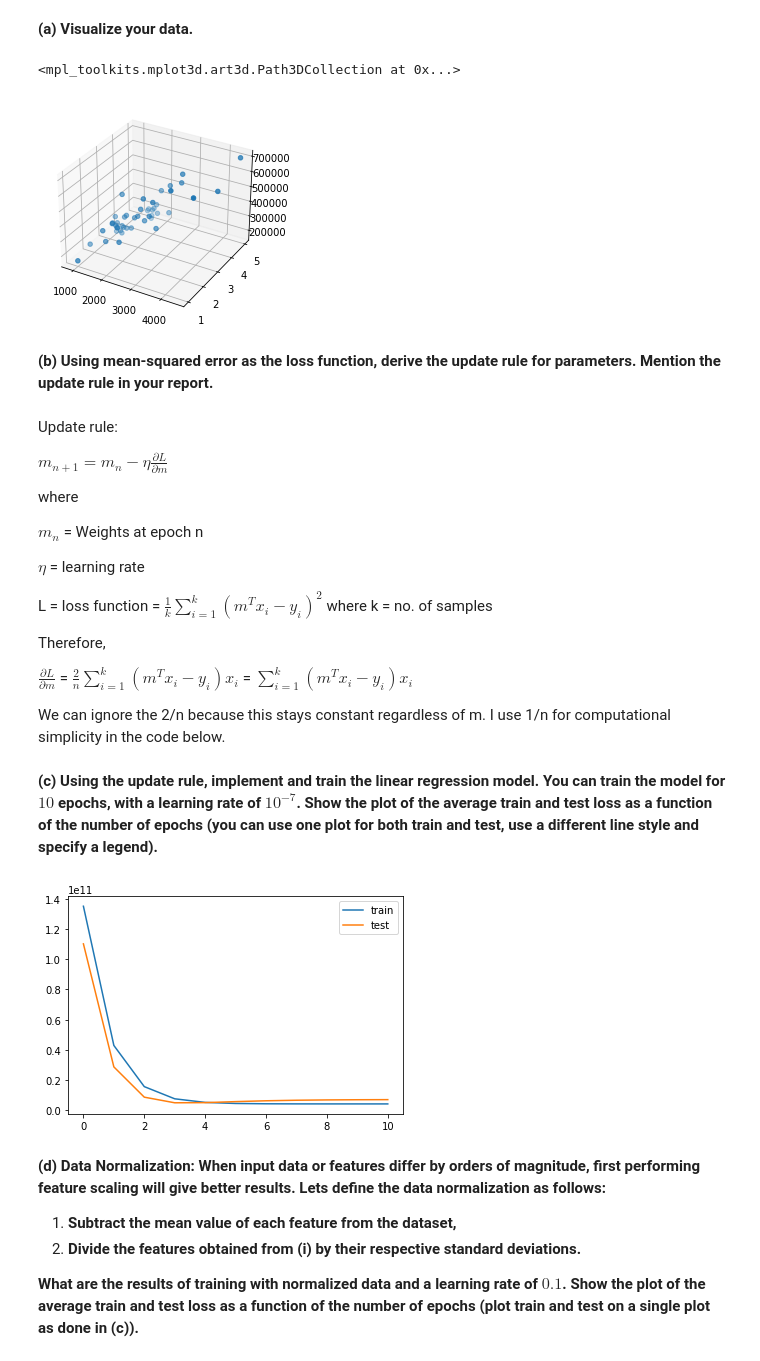
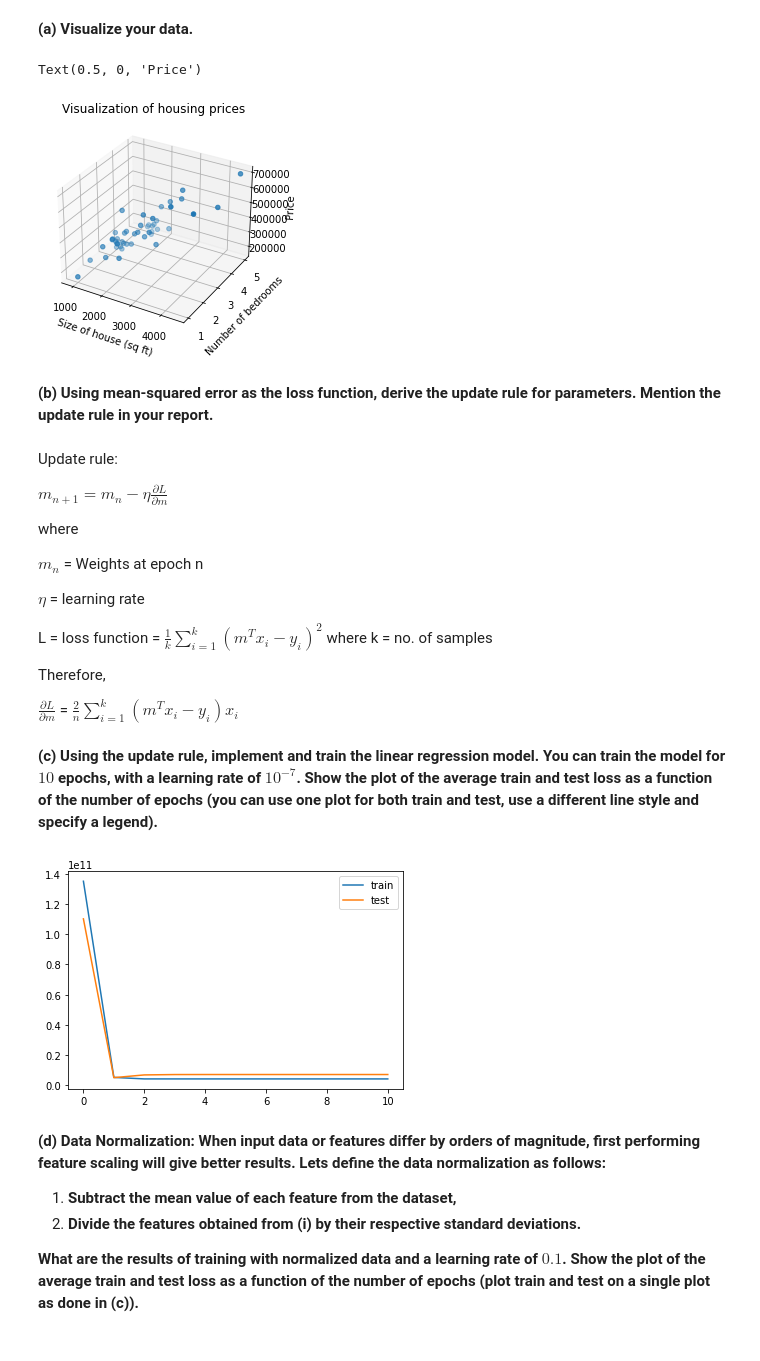
Before and after one commit to ezhang7423/ece180, a Jupyter notebook: hw3/hw3.ipynb, the cells around one changed output. Cells and saved outputs as stored; diff of their text form; code cells hidden in the pictures.

```diff
--- a/hw3/hw3.ipynb
+++ b/hw3/hw3.ipynb
@@ -29,27 +29,31 @@ Respond to each of the questionS (a) through (f) below.
 # %%
 ## visualization code here
 
 ## Insert your code here
 # Load the dataset
 from numpy import genfromtxt
 import numpy as np
 import matplotlib.pyplot as plt
 from mpl_toolkits import mplot3d
 
 data = genfromtxt('./housing_prices.txt', delimiter=',')
 train = data[:-10, :]
 test = data[-10:, :]
 
 fig = plt.figure()
 ax = plt.axes(projection='3d')
 
 ax.scatter3D(data[:, 0], data[:, 1], data[:, 2])
+ax.set_title('Visualization of housing prices')
+ax.set_xlabel('Size of house (sq ft)')
+ax.set_ylabel('Number of bedrooms')
+ax.set_zlabel('Price')
 # Plot your data
 # Refer to this material on how to generate 3d plots using matplotlib: https://jakevdp.github.io/PythonDataScienceHandbook/04.12-three-dimensional-plotting.html
 # Don't forget to separate part of the data to be used only for testing
 # %% [output]
-<mpl_toolkits.mplot3d.art3d.Path3DCollection at 0x...>
+Text(0.5, 0, 'Price')
-[figure, old version]
+[figure, new version]
 # %% [markdown]
 **(b) Using mean-squared error as the loss function, derive the update rule for parameters. Mention the update rule in your report.**
 # %% [markdown]
@@ -67,9 +71,7 @@ L = loss function = $\frac{1}{k}\sum_{i=1}^{k} (m^Tx_i - y_i)^2$ where k = no. o
 
 Therefore,
 
-$\frac{\partial L}{\partial m}$ = $\frac{2}{n}\sum_{i=1}^{k} (m^Tx_i - y_i)x_i$ = $\sum_{i=1}^{k} (m^Tx_i - y_i)x_i$
-
-We can ignore the 2/n because this stays constant regardless of m. I use 1/n for computational simplicity in the code below.
+$\frac{\partial L}{\partial m}$ = $\frac{2}{n}\sum_{i=1}^{k} (m^Tx_i - y_i)x_i$
 # %% [markdown]
 **(c) Using the update rule, implement and train the linear regression model. You can train the model for $10$ epochs, with a learning rate of $10^{-7}$. Show the plot of the average train and test loss as a function of the number of epochs (you can use one plot for both train and test, use a different line style and specify a legend).**
 # %%
@@ -108,7 +110,7 @@ class Model:
 
 def grad_loss(data, model):
     y_err = model.infer(data.X) - data.Y
-    return (data.X * y_err[:, np.newaxis]).mean(axis=0)
+    return 2 * (data.X * y_err[:, np.newaxis]).mean(axis=0)
 
 def loss(data, model):
     return np.mean((model.infer(data.X) - data.Y) ** 2)
@@ -128,7 +130,7 @@ def train_and_output_plot(train_data, test_data, model):
 
 train_and_output_plot(train_data, test_data, linear_regression)
 # %% [output]
-[figure, old version]
+[figure, new version]
 # %% [markdown]
 **(d) Data Normalization: When input data or features differ by orders of magnitude, first performing feature scaling will give better results. Lets define the data normalization as follows:**
 1.   **Subtract the mean value of each feature from the dataset,**
```
Also changed, not shown: parts of 3 cells of this notebook, 4 other files.
